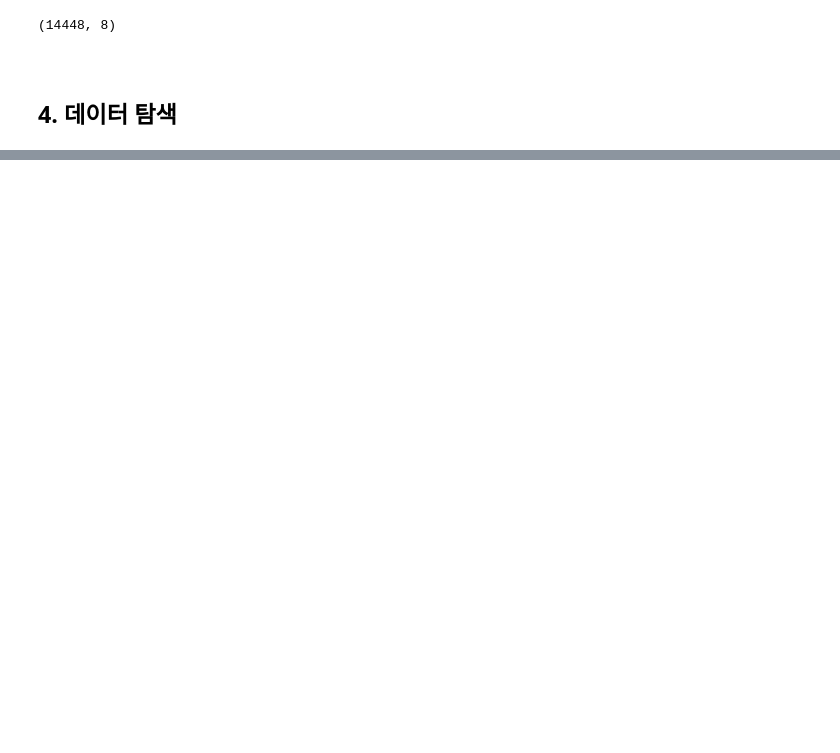
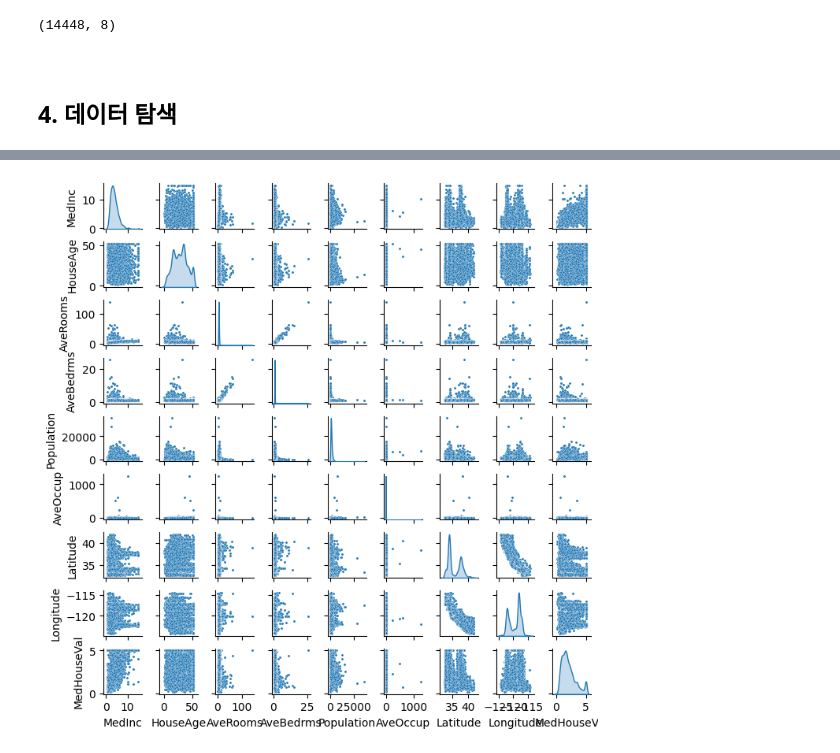
Before and after one commit to woplnc/ds2025s, a Jupyter notebook: project1.ipynb, the cells around one changed output, grey strips where cells are left out. Cells and saved outputs as stored; diff of their text form; code cells hidden in the pictures; blank space fills up the shorter version.

```diff
--- a/project1.ipynb
+++ b/project1.ipynb
@@ -190,0 +194,6 @@ df_train.describe()
+# %%
+# 산점도
+sns.pairplot(df_train, height=0.8, plot_kws={'s': 5}, diag_kind='kde')
+plt.show()
+# %% [output]
+[figure, added]
```
Also changed, not shown: parts of 22 cells of this notebook, 10 other files.
